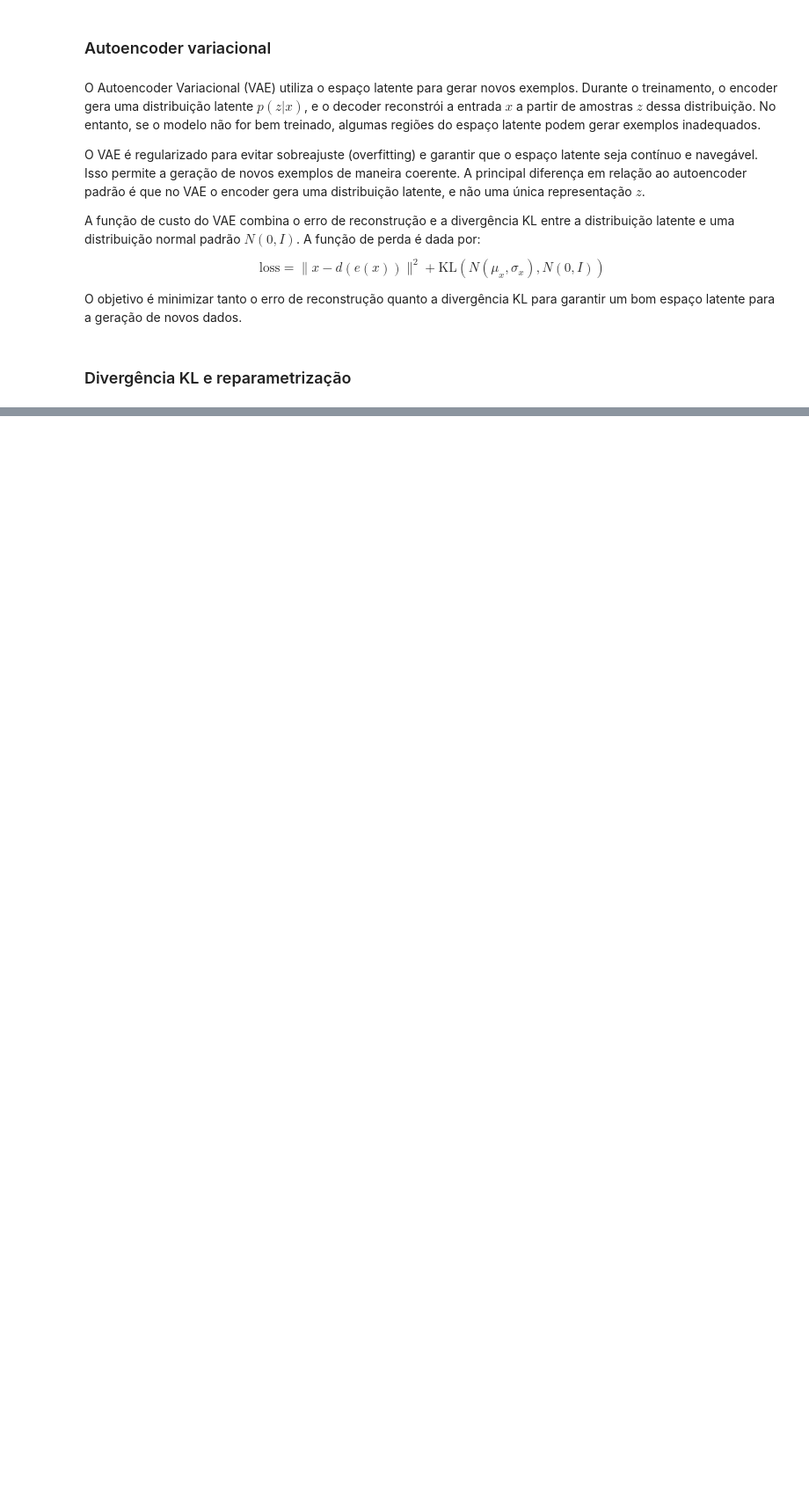
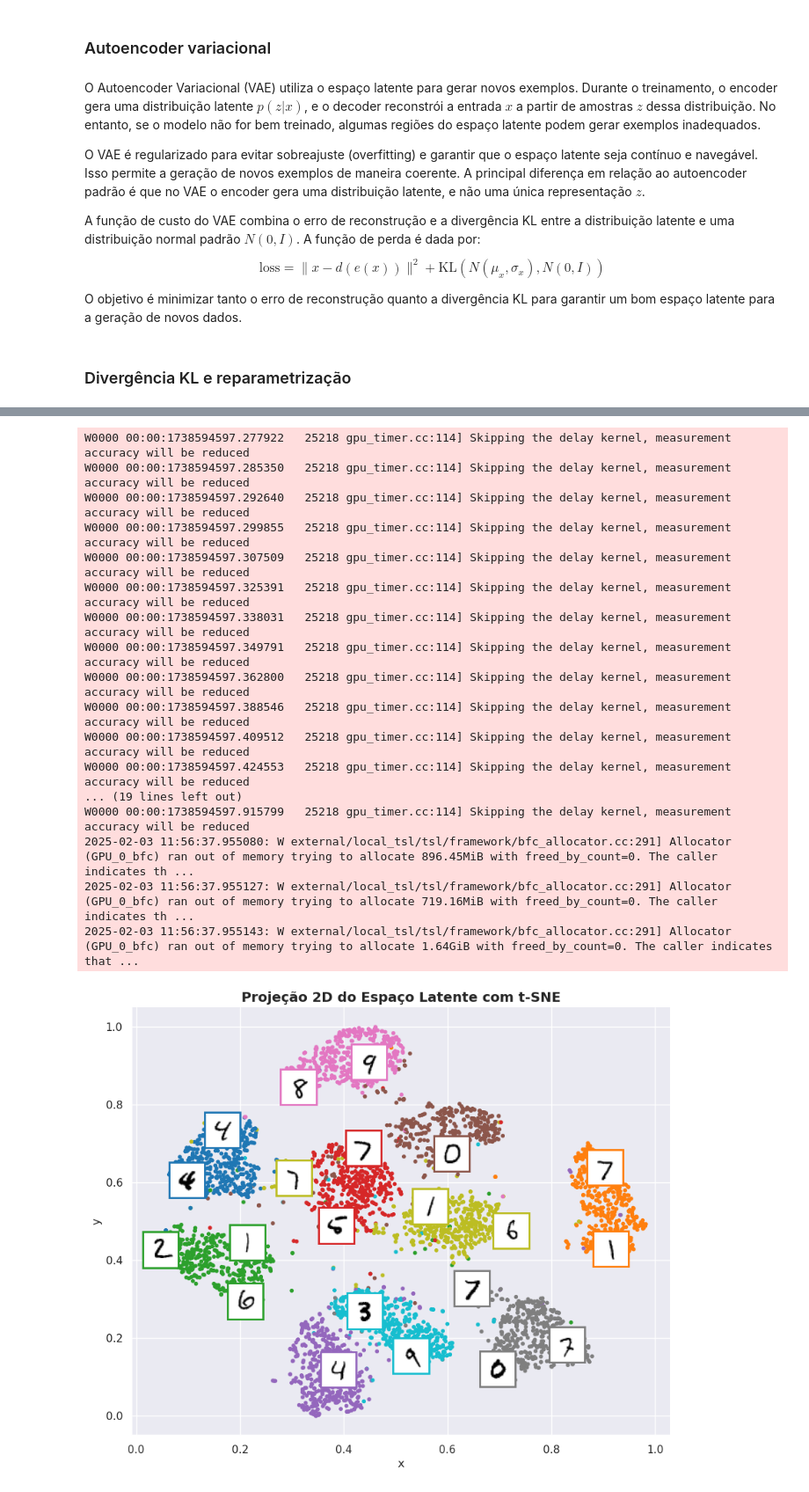
Before and after one commit to guipereira2/Projetos_RedesNeurais, a Jupyter notebook: Projeto 3 - VAE/projeto3.ipynb, the cells around one changed output, grey strips where cells are left out. Shown at 88% size. Drawn from its saved outputs; the diff is of its cells as text; code cells hidden in the pictures; blank space fills up the shorter version.

```diff
--- a/Projeto 3 - VAE/projeto3.ipynb
+++ b/Projeto 3 - VAE/projeto3.ipynb
@@ -117,0 +470,21 @@ O objetivo é minimizar tanto o erro de reconstrução quanto a divergência KL
+# %%
+primeiro_vae.plotar_espaco_latente_com_rotulos(X_validacao, y_validacao, X_teste)
+# %% [output]
+W0000 00:00:1738594597.277922   25218 gpu_timer.cc:114] Skipping the delay kernel, measurement accuracy will be reduced
+W0000 00:00:1738594597.285350   25218 gpu_timer.cc:114] Skipping the delay kernel, measurement accuracy will be reduced
+W0000 00:00:1738594597.292640   25218 gpu_timer.cc:114] Skipping the delay kernel, measurement accuracy will be reduced
+W0000 00:00:1738594597.299855   25218 gpu_timer.cc:114] Skipping the delay kernel, measurement accuracy will be reduced
+W0000 00:00:1738594597.307509   25218 gpu_timer.cc:114] Skipping the delay kernel, measurement accuracy will be reduced
+W0000 00:00:1738594597.325391   25218 gpu_timer.cc:114] Skipping the delay kernel, measurement accuracy will be reduced
+W0000 00:00:1738594597.338031   25218 gpu_timer.cc:114] Skipping the delay kernel, measurement accuracy will be reduced
+W0000 00:00:1738594597.349791   25218 gpu_timer.cc:114] Skipping the delay kernel, measurement accuracy will be reduced
+W0000 00:00:1738594597.362800   25218 gpu_timer.cc:114] Skipping the delay kernel, measurement accuracy will be reduced
+W0000 00:00:1738594597.388546   25218 gpu_timer.cc:114] Skipping the delay kernel, measurement accuracy will be reduced
+W0000 00:00:1738594597.409512   25218 gpu_timer.cc:114] Skipping the delay kernel, measurement accuracy will be reduced
+W0000 00:00:1738594597.424553   25218 gpu_timer.cc:114] Skipping the delay kernel, measurement accuracy will be reduced
+... (19 lines left out)
+W0000 00:00:1738594597.915799   25218 gpu_timer.cc:114] Skipping the delay kernel, measurement accuracy will be reduced
+2025-02-03 11:56:37.955080: W external/local_tsl/tsl/framework/bfc_allocator.cc:291] Allocator (GPU_0_bfc) ran out of memory trying to allocate 896.45MiB with freed_by_count=0. The caller indicates th ...
+2025-02-03 11:56:37.955127: W external/local_tsl/tsl/framework/bfc_allocator.cc:291] Allocator (GPU_0_bfc) ran out of memory trying to allocate 719.16MiB with freed_by_count=0. The caller indicates th ...
+2025-02-03 11:56:37.955143: W external/local_tsl/tsl/framework/bfc_allocator.cc:291] Allocator (GPU_0_bfc) ran out of memory trying to allocate 1.64GiB with freed_by_count=0. The caller indicates that ...
+[figure, added]
```
Also changed, not shown: parts of 46 cells of this notebook, 8 other files.
